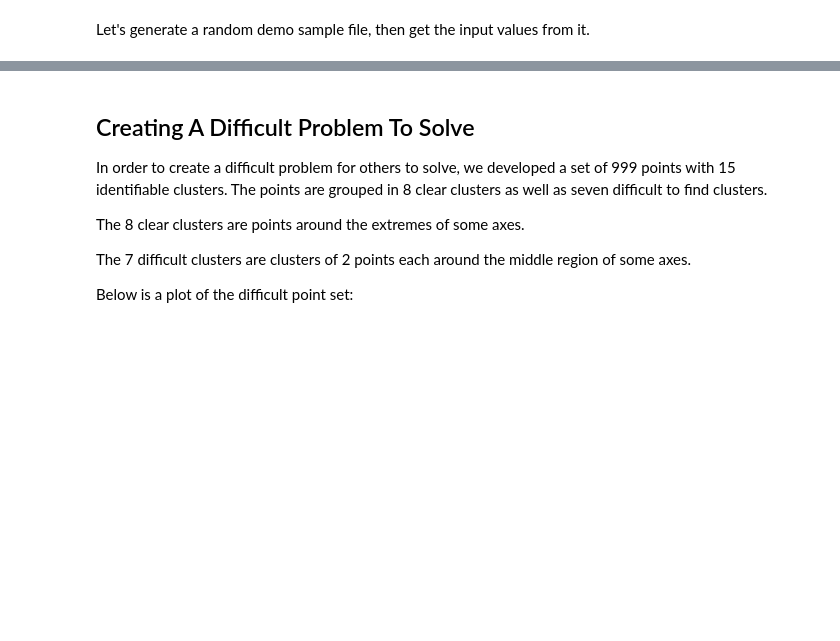
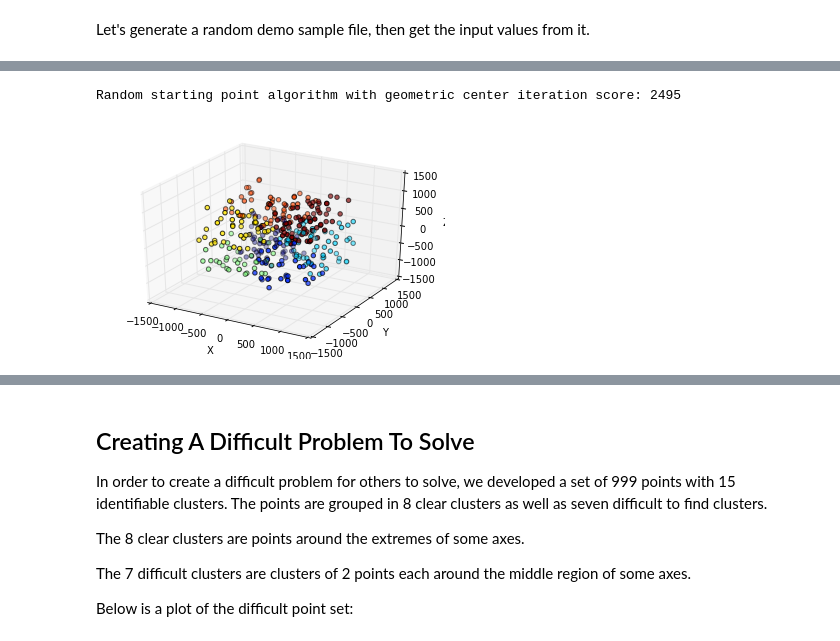
Before and after one commit to sbeleidy/406-AlgoBOWL, a Jupyter notebook: Demo.ipynb, the cells around one changed output, grey strips where cells are left out. Cells and saved outputs as stored; diff of their text form; code cells hidden in the pictures; blank space fills up the shorter version.

Commit message:
First iteration ipython notebook and readme

```diff
--- a/Demo.ipynb
+++ b/Demo.ipynb
@@ -49,0 +94,14 @@ Another algorithm starts with random coordinates but iterates on them by using n
+# %%
+demoScore = 100000
+demoSets = []
+# Code may take a while to run
+for i in range(50):
+    iterativeRandomScore, iterativeRandomSets = iterateAlgorithm(demoN, demoK, demoPoints, selectRandomStartingCoords(demoPoints, demoK), findGeometricCenter, 100)
+    if iterativeRandomScore < demoScore:
+        demoScore = iterativeRandomScore
+        demoSets = iterativeRandomSets
+print("Random starting point algorithm with geometric center iteration score: {}".format(demoScore))
+plotSolutionSet(demoPoints, demoSets)
+# %% [output]
+Random starting point algorithm with geometric center iteration score: 2495
+[figure, added]
```
Also changed, not shown: parts of 28 cells of this notebook, 2 other files.
